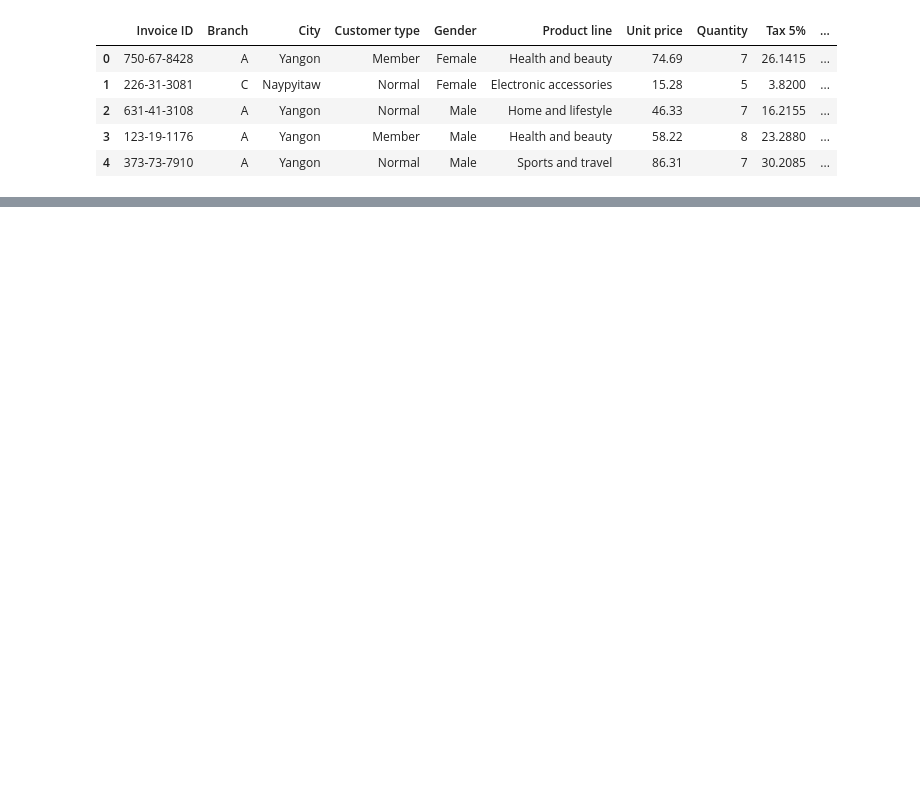
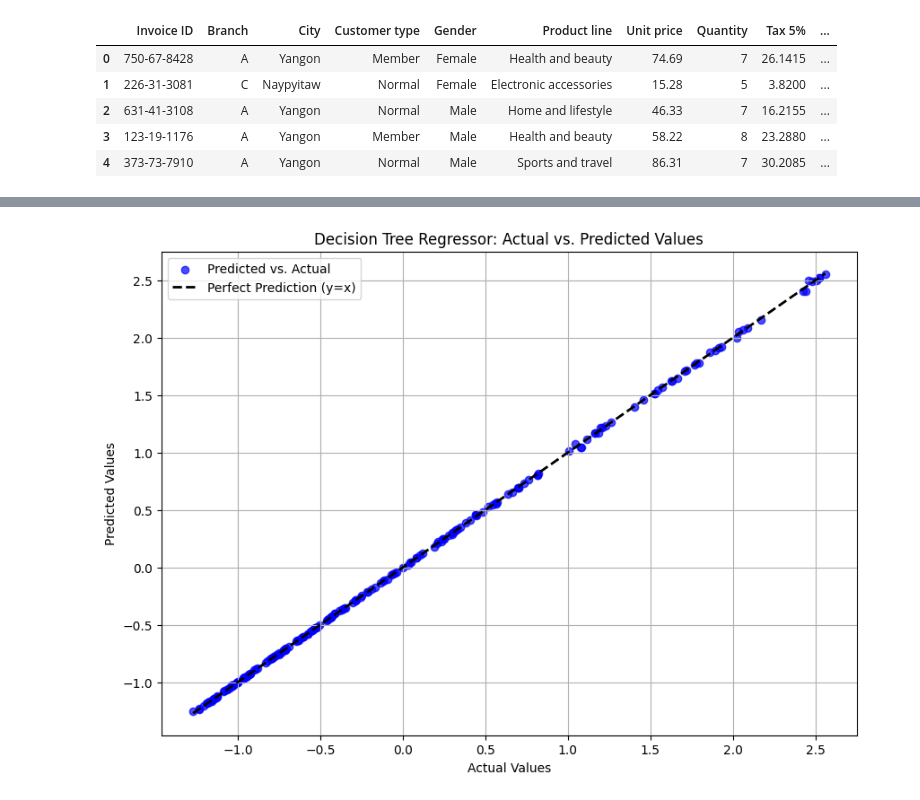
Before and after one commit to Maharun-nasa/ML_Project, a Jupyter notebook: ml_project.ipynb, the cells around one changed output, grey strips where cells are left out. Cells and saved outputs as stored; diff of their text form; code cells hidden in the pictures; blank space fills up the shorter version.

```diff
--- a/ml_project.ipynb
+++ b/ml_project.ipynb
@@ -331,0 +524,22 @@ recall_score:  0.4948453608247423
+# %%
+from sklearn.tree import DecisionTreeRegressor
+from sklearn.metrics import mean_squared_error, r2_score
+
+# 3. Instantiate a DecisionTreeRegressor model
+dt_model = DecisionTreeRegressor(random_state=42)
+
+# 4. Train the model
+dt_model.fit(X_train, y_train)
+
+# 5. Make predictions on the test set
+y_pred_dt = dt_model.predict(X_test)
+
+# 6. Calculate the Mean Squared Error (MSE)
+mse_dt = mean_squared_error(y_test, y_pred_dt)
+
+# 7. Calculate the R-squared (R2) score
+r2_dt = r2_score(y_test, y_pred_dt)
+
+# 8. Print the calculated MSE and R2 scores
+print(f"Decision Tree Regressor - Mean Squared Error (MSE): {mse_dt:.4f}")
+print(f"Decision Tree Regressor - R-squared (R2): {r2_dt:.4f}")
@@ -331,0 +589,21 @@ recall_score:  0.4948453608247423
+# %%
+import matplotlib.pyplot as plt
+
+# Create a scatter plot comparing actual y_test values with y_pred_dt predictions
+plt.figure(figsize=(10, 7))
+plt.scatter(y_test, y_pred_dt, alpha=0.7, color='blue', label='Predicted vs. Actual')
+
+# Add a line representing perfect predictions (y=x)
+min_val = min(y_test.min(), y_pred_dt.min())
+max_val = max(y_test.max(), y_pred_dt.max())
+plt.plot([min_val, max_val], [min_val, max_val], 'k--', lw=2, label='Perfect Prediction (y=x)')
+
+# Label the axes and set the title
+plt.xlabel('Actual Values')
+plt.ylabel('Predicted Values')
+plt.title('Decision Tree Regressor: Actual vs. Predicted Values')
+plt.grid(True)
+plt.legend()
+plt.show()
+# %% [output]
+[figure, added]
```
Also changed, not shown: parts of 91 cells of this notebook.
